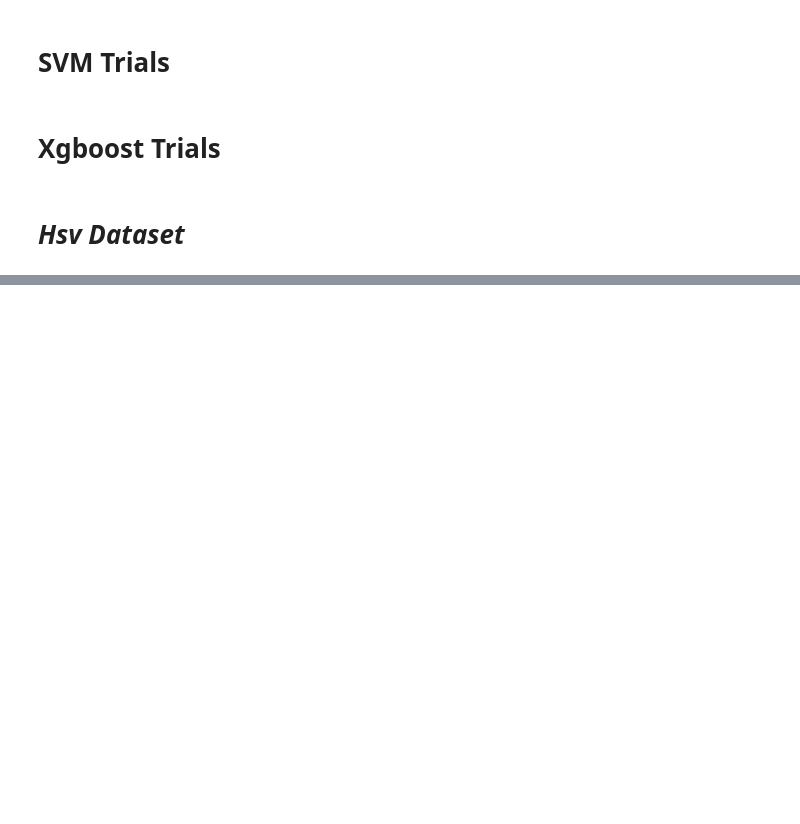
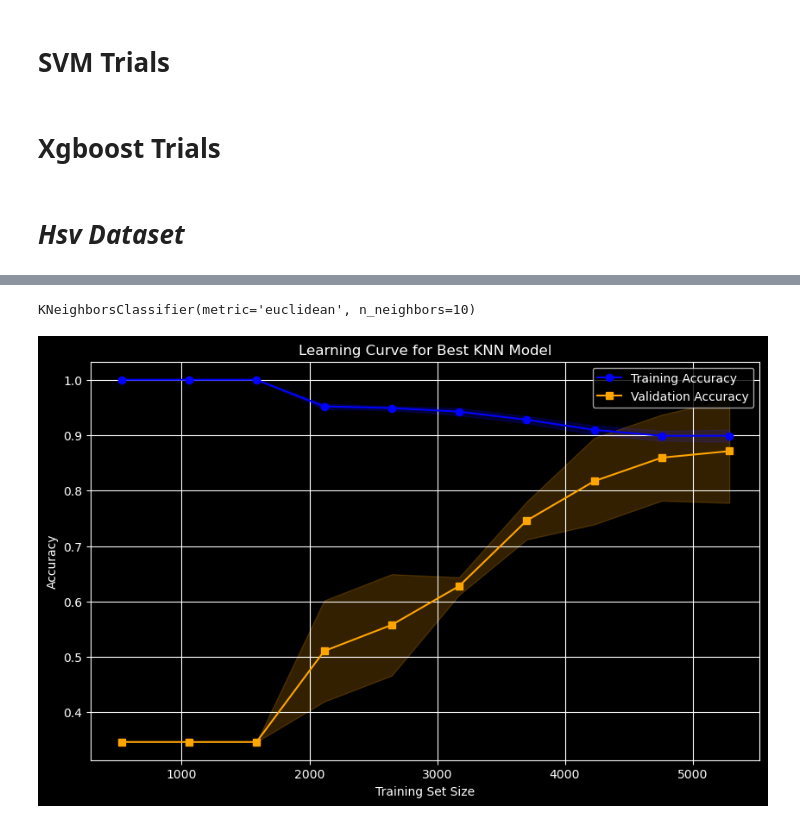
Before and after one commit to Abdulrahman-Mostafa10/Plant-Disease-Detection, a Jupyter notebook: Modelling_part.ipynb, the cells around one changed output, grey strips where cells are left out. Cells and saved outputs as stored; diff of their text form; code cells hidden in the pictures; blank space fills up the shorter version.

```diff
--- a/Modelling_part.ipynb
+++ b/Modelling_part.ipynb
@@ -1196,0 +1486,40 @@ plt.show()
+# %%
+train_sizes = np.linspace(0.1, 1.0, 10)  # Fraction of training data to use
+
+# Using the best KNN model from Optuna
+knn_model = KNeighborsClassifier(**best_knn_params)
+print(knn_model)
+# Compute learning curve data
+train_sizes, train_scores, val_scores = learning_curve(
+    estimator=knn_model,
+    X=X_train_pca_hsv_df,
+    y=y_train_hsv_df,
+    train_sizes=train_sizes,
+    cv=5,
+    scoring='accuracy',
+    n_jobs=-1
+)
+
+# Calculate mean and standard deviation for training and validation scores
+train_mean = np.mean(train_scores, axis=1)
+train_std = np.std(train_scores, axis=1)
+val_mean = np.mean(val_scores, axis=1)
+val_std = np.std(val_scores, axis=1)
+
+# Plot learning curve
+plt.figure(figsize=(10, 6))
+plt.plot(train_sizes, train_mean, label="Training Accuracy", color='blue', marker='o')
+plt.fill_between(train_sizes, train_mean - train_std, train_mean + train_std, color='blue', alpha=0.2)
+
+plt.plot(train_sizes, val_mean, label="Validation Accuracy", color='orange', marker='s')
+plt.fill_between(train_sizes, val_mean - val_std, val_mean + val_std, color='orange', alpha=0.2)
+
+plt.xlabel('Training Set Size')
+plt.ylabel('Accuracy')
+plt.title('Learning Curve for Best KNN Model')
+plt.legend(loc='best')
+plt.grid(True)
+plt.show()
+# %% [output]
+KNeighborsClassifier(metric='euclidean', n_neighbors=10)
+[figure, added]
```
Also changed, not shown: parts of 18 cells of this notebook.
